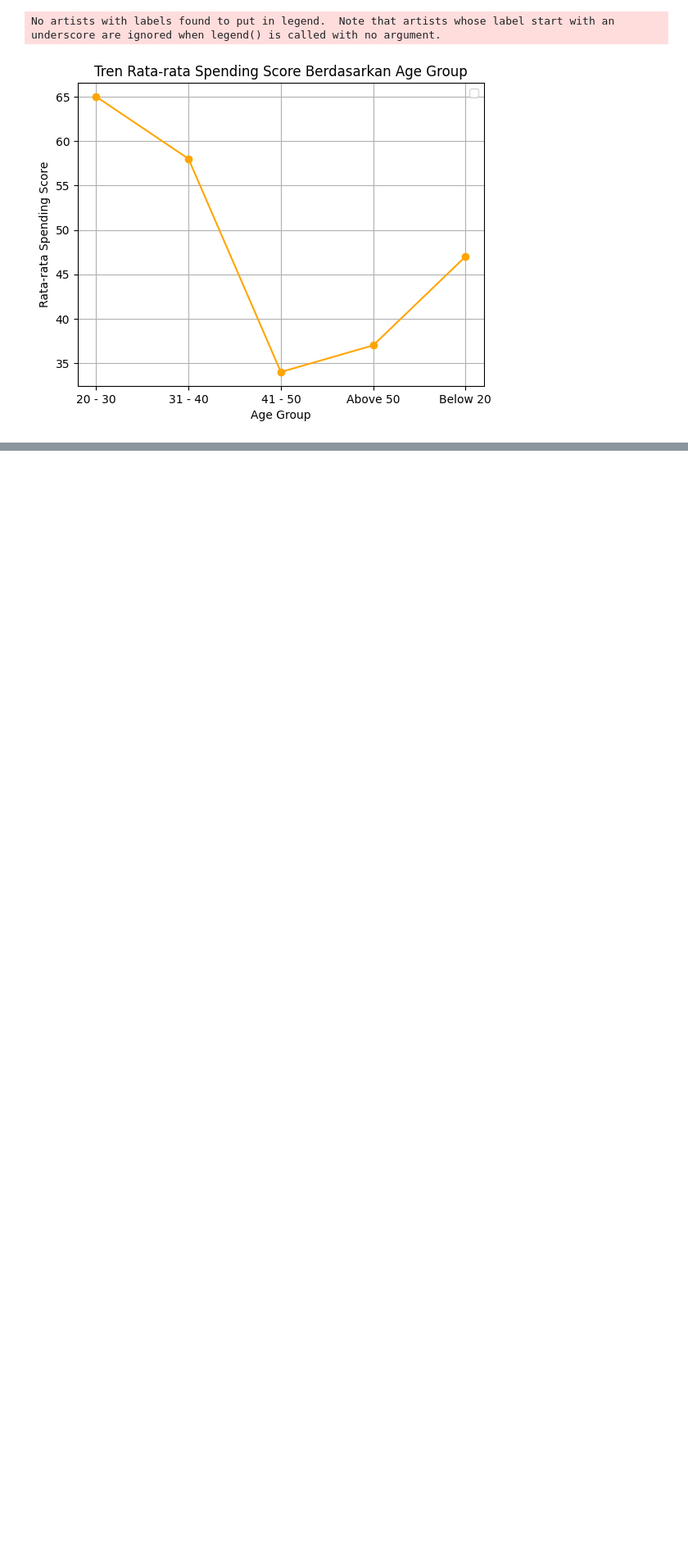
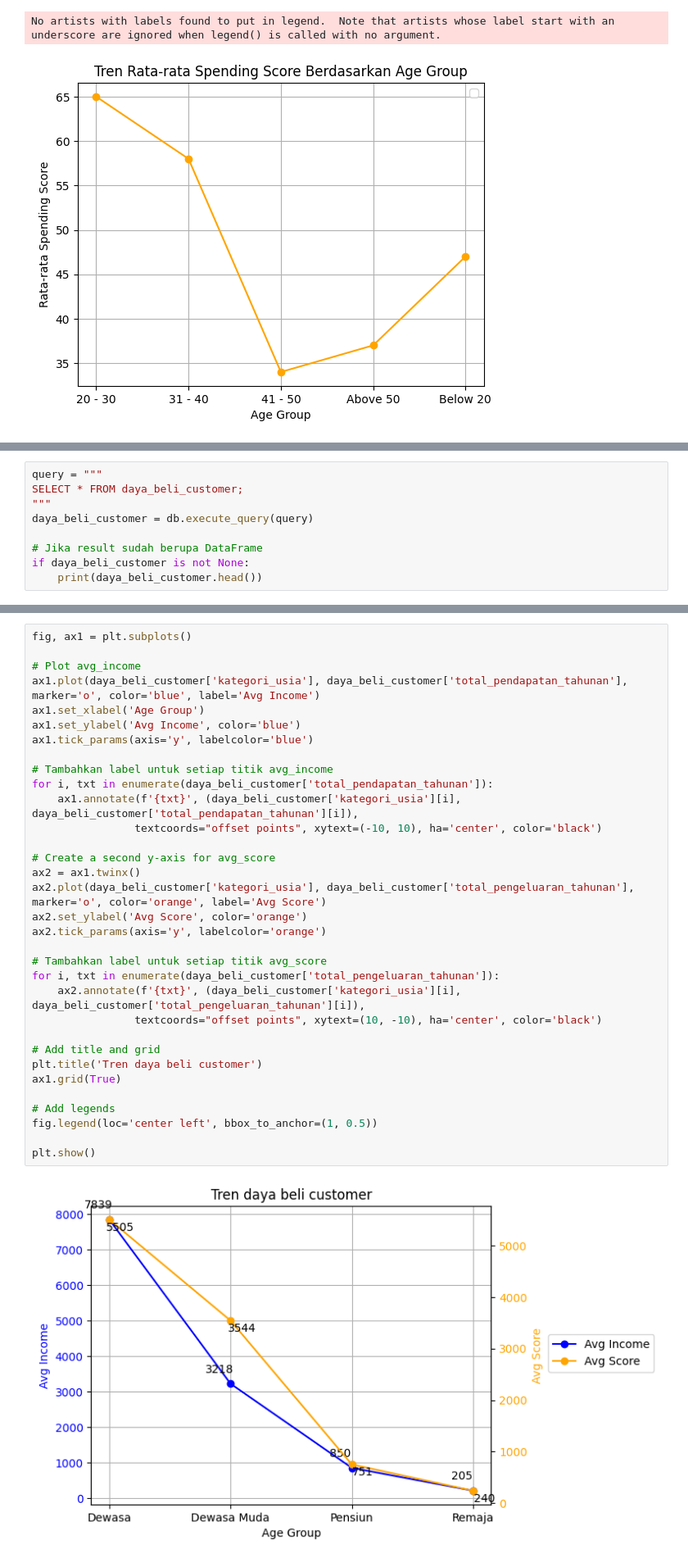
Before and after one commit to BlackBox-Ops/ML-Customer-Segmentation, a Jupyter notebook: notebooks/analisis_eda.ipynb, the cells around one changed output, grey strips where cells are left out. Shown at 82% size. Cells and saved outputs as stored; diff of their text form; blank space fills up the shorter version.

```diff
--- a/notebooks/analisis_eda.ipynb
+++ b/notebooks/analisis_eda.ipynb
@@ -868,0 +960,9 @@ No artists with labels found to put in legend.  Note that artists whose label st
+# %%
+query = """
+SELECT * FROM daya_beli_customer;
+"""
+daya_beli_customer = db.execute_query(query)
+
+# Jika result sudah berupa DataFrame
+if daya_beli_customer is not None:
+    print(daya_beli_customer.head())
@@ -868,0 +975,35 @@ No artists with labels found to put in legend.  Note that artists whose label st
+# %%
+fig, ax1 = plt.subplots()
+
+# Plot avg_income
+ax1.plot(daya_beli_customer['kategori_usia'], daya_beli_customer['total_pendapatan_tahunan'], marker='o', color='blue', label='Avg Income')
+ax1.set_xlabel('Age Group')
+ax1.set_ylabel('Avg Income', color='blue')
+ax1.tick_params(axis='y', labelcolor='blue')
+
+# Tambahkan label untuk setiap titik avg_income
+for i, txt in enumerate(daya_beli_customer['total_pendapatan_tahunan']):
+    ax1.annotate(f'{txt}', (daya_beli_customer['kategori_usia'][i], daya_beli_customer['total_pendapatan_tahunan'][i]),
+                textcoords="offset points", xytext=(-10, 10), ha='center', color='black')
+
+# Create a second y-axis for avg_score
+ax2 = ax1.twinx()
+ax2.plot(daya_beli_customer['kategori_usia'], daya_beli_customer['total_pengeluaran_tahunan'], marker='o', color='orange', label='Avg Score')
+ax2.set_ylabel('Avg Score', color='orange')
+ax2.tick_params(axis='y', labelcolor='orange')
+
+# Tambahkan label untuk setiap titik avg_score
+for i, txt in enumerate(daya_beli_customer['total_pengeluaran_tahunan']):
+    ax2.annotate(f'{txt}', (daya_beli_customer['kategori_usia'][i], daya_beli_customer['total_pengeluaran_tahunan'][i]),
+                textcoords="offset points", xytext=(10, -10), ha='center', color='black')
+
+# Add title and grid
+plt.title('Tren daya beli customer')
+ax1.grid(True)
+
+# Add legends
+fig.legend(loc='center left', bbox_to_anchor=(1, 0.5))
+
+plt.show()
+# %% [output]
+[figure, added]
```
Also changed, not shown: parts of 7 cells of this notebook.
